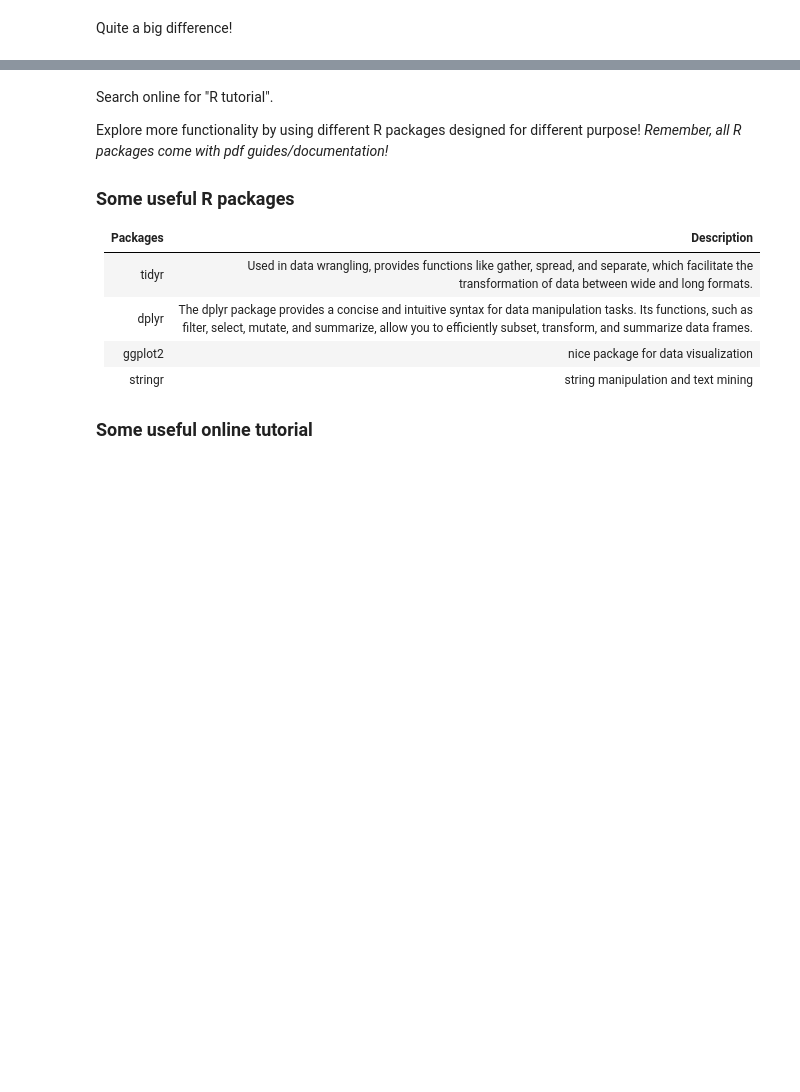
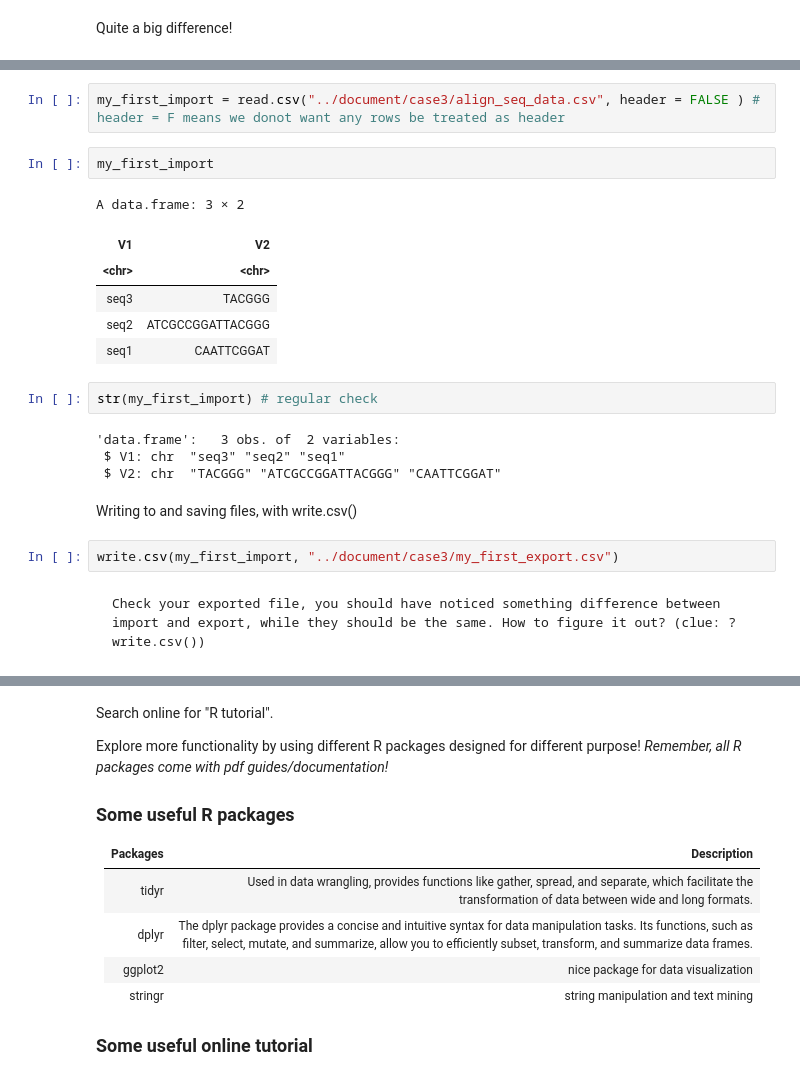
Before and after one commit to nedchen2/StartYourRJourney, a Jupyter notebook: content/02-R-start.ipynb, the cells around one changed output, grey strips where cells are left out. Drawn from its saved outputs; the diff is of its cells as text; blank space fills up the shorter version.

````diff
--- a/content/02-R-start.ipynb
+++ b/content/02-R-start.ipynb
@@ -606,0 +618,25 @@ Quite a big difference!
+# %%
+my_first_import = read.csv("../document/case3/align_seq_data.csv", header = FALSE ) # header = F means we donot want any rows be treated as header
+# %%
+my_first_import
+# %% [output]
+A data.frame: 3 × 2
+| V1 | V2 |
+| <chr> | <chr> |
+| seq3 | TACGGG |
+| seq2 | ATCGCCGGATTACGGG |
+| seq1 | CAATTCGGAT |
+# %%
+str(my_first_import) # regular check
+# %% [output]
+'data.frame':   3 obs. of  2 variables:
+ $ V1: chr  "seq3" "seq2" "seq1"
+ $ V2: chr  "TACGGG" "ATCGCCGGATTACGGG" "CAATTCGGAT"
+# %% [markdown]
+Writing to and saving files, with write.csv()
+# %%
+write.csv(my_first_import, "../document/case3/my_first_export.csv")
+# %% [markdown]
+```{Note}
+Check your exported file, you should have noticed something difference between import and export, while they should be the same. How to figure it out? (clue: ?write.csv())
+```
````
Also changed, not shown: parts of 38 cells of this notebook, 7 other files.
